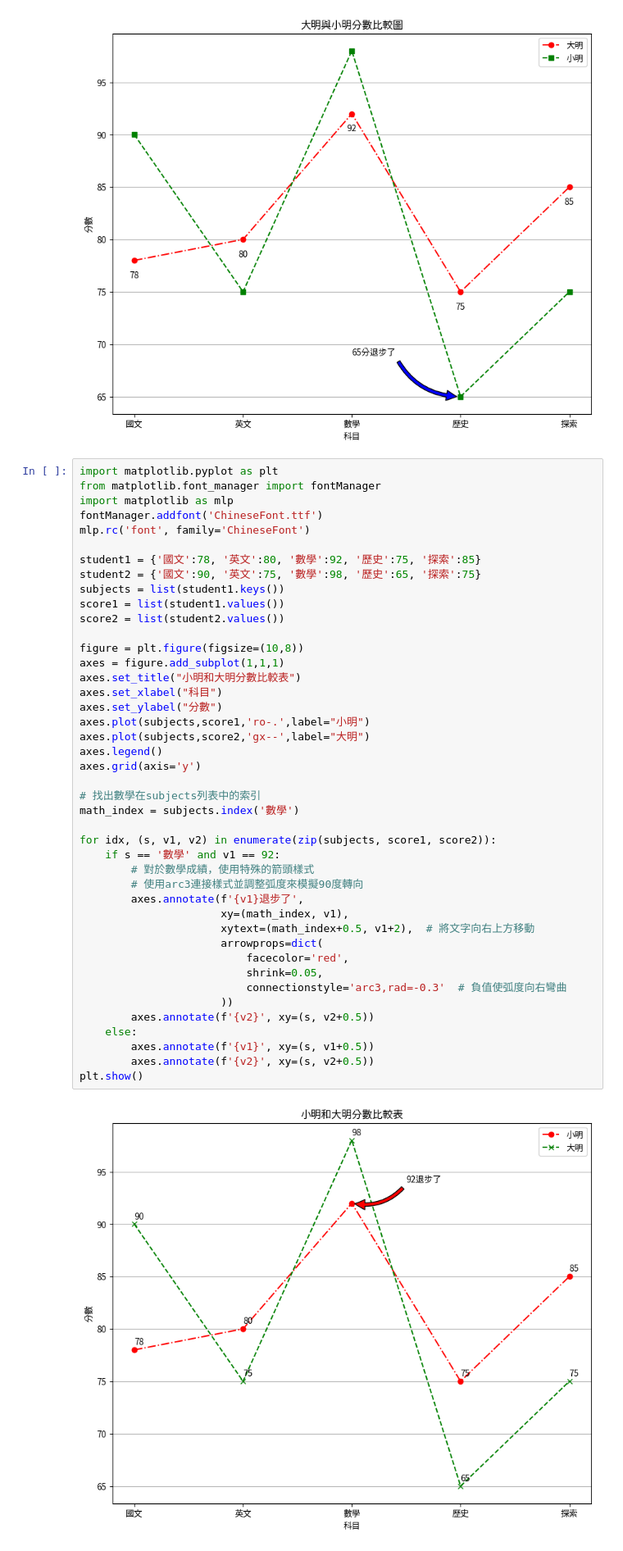
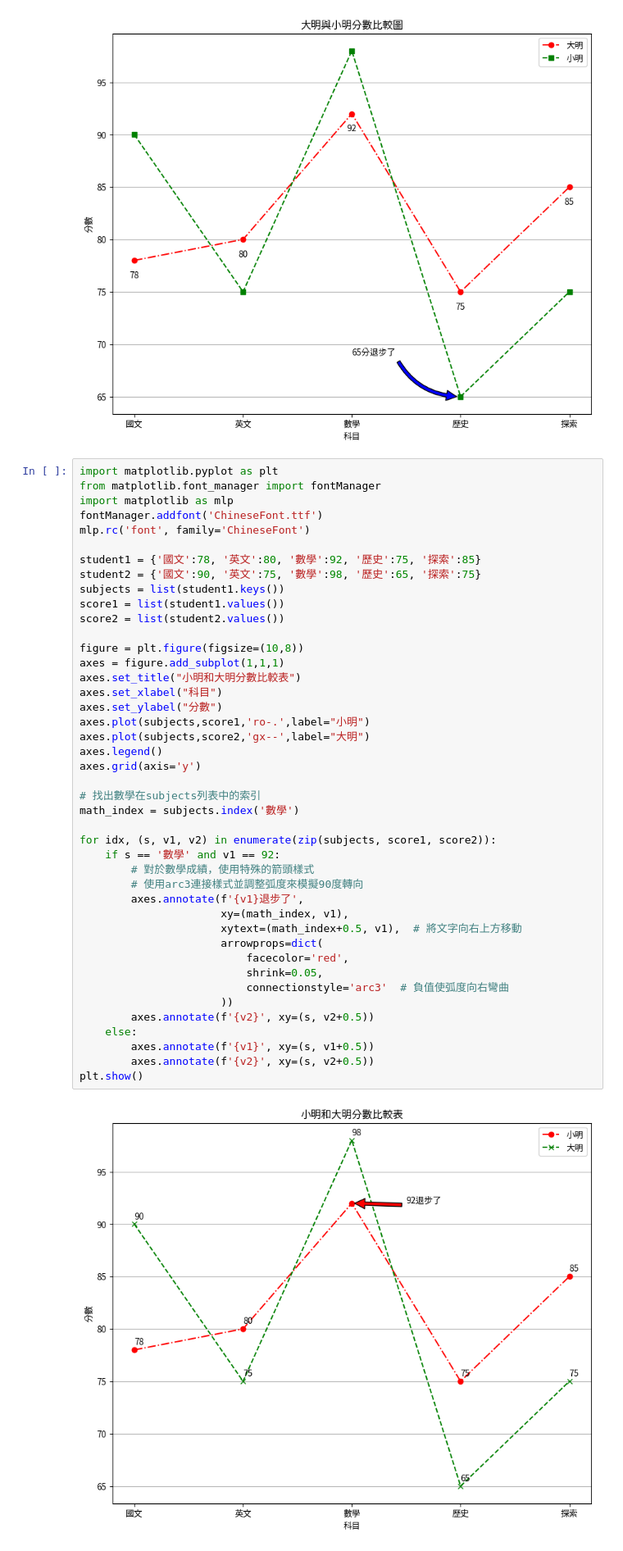
Before and after one commit to minyi-114/python_analysis, a Jupyter notebook: lesson7_3.ipynb, the cells around one changed output. Shown: that part at 82% size. Drawn from its saved outputs; the diff is of its cells as text.

```diff
--- a/lesson7_3.ipynb
+++ b/lesson7_3.ipynb
@@ -79,36 +79,36 @@ score2 = list(student2.values())
 
 figure = plt.figure(figsize=(10,8))
 axes = figure.add_subplot(1,1,1)
 axes.set_title("小明和大明分數比較表")
 axes.set_xlabel("科目")
 axes.set_ylabel("分數")
 axes.plot(subjects,score1,'ro-.',label="小明")
 axes.plot(subjects,score2,'gx--',label="大明")
 axes.legend()
 axes.grid(axis='y')
 
 # 找出數學在subjects列表中的索引
 math_index = subjects.index('數學')
 
 for idx, (s, v1, v2) in enumerate(zip(subjects, score1, score2)):
     if s == '數學' and v1 == 92:
         # 對於數學成績，使用特殊的箭頭樣式
         # 使用arc3連接樣式並調整弧度來模擬90度轉向
         axes.annotate(f'{v1}退步了',
                       xy=(math_index, v1),
-                      xytext=(math_index+0.5, v1+2),  # 將文字向右上方移動
+                      xytext=(math_index+0.5, v1),  # 將文字向右上方移動
                       arrowprops=dict(
                           facecolor='red',
                           shrink=0.05,
-                          connectionstyle='arc3,rad=-0.3'  # 負值使弧度向右彎曲
+                          connectionstyle='arc3'  # 負值使弧度向右彎曲
                       ))
         axes.annotate(f'{v2}', xy=(s, v2+0.5))
     else:
         axes.annotate(f'{v1}', xy=(s, v1+0.5))
         axes.annotate(f'{v2}', xy=(s, v2+0.5))
 plt.show()
 # %% [output]
-[figure, old version]
+[figure, new version]
 # %%
 import numpy as np
 x = np.arange(-2*np.pi, 2*np.pi, 0.01)
```
